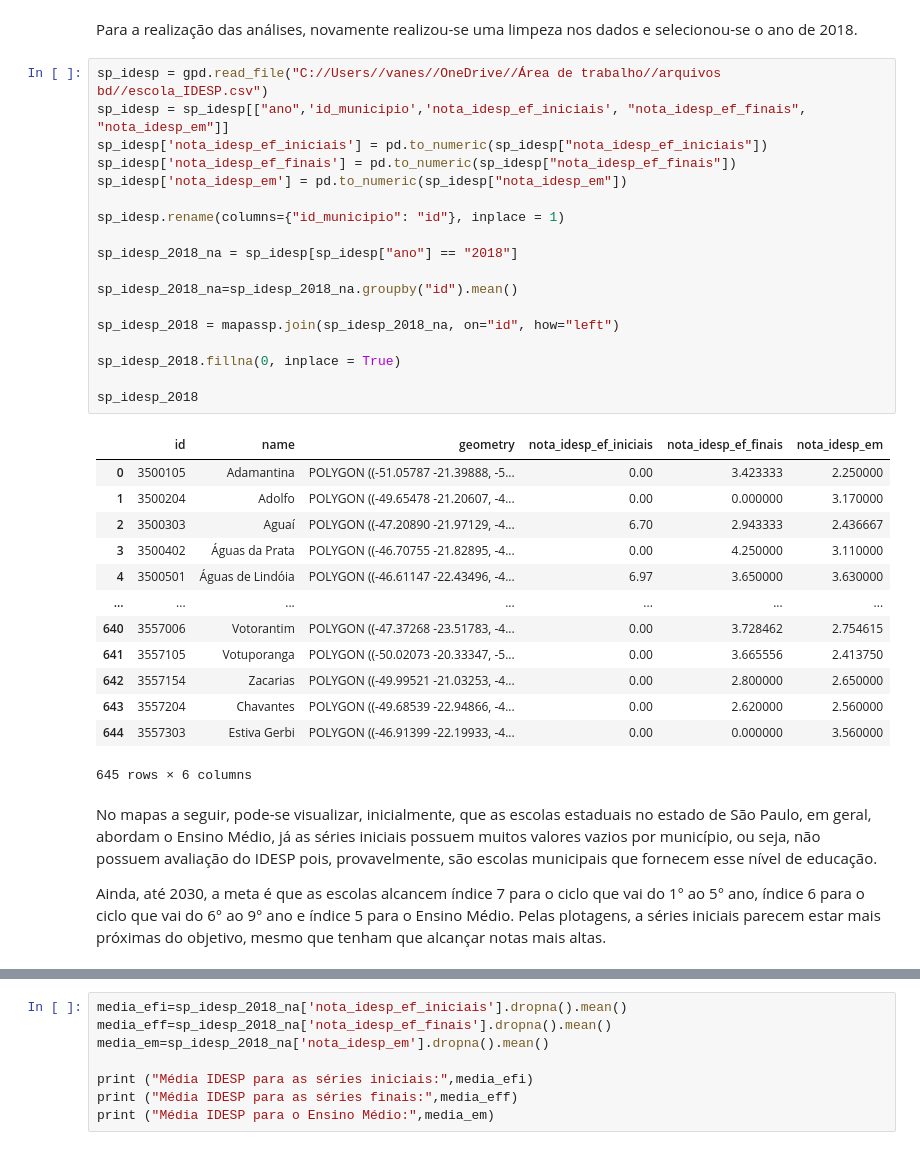
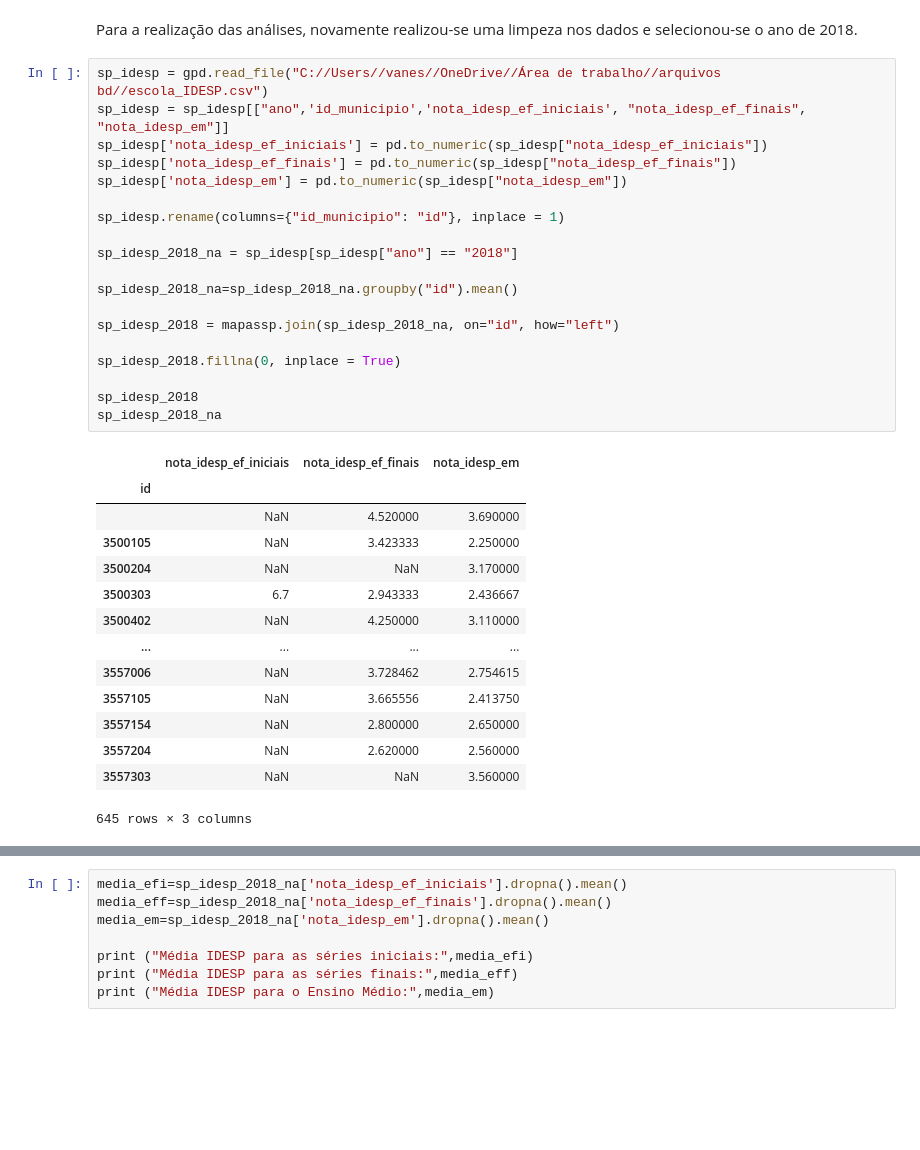
Before and after one commit to BrunoFornaro/A2-BD-2021, a Jupyter notebook: Banco_de_Dados_testes.ipynb, the cells around one changed output, grey strips where cells are left out. Saved outputs shown, nothing was run; the diff lists cells and outputs as text; blank space fills up the shorter version.

```diff
--- a/Banco_de_Dados_testes.ipynb
+++ b/Banco_de_Dados_testes.ipynb
@@ -117,36 +117,34 @@ Para a realização das análises, novamente realizou-se uma limpeza nos dados e
 # %%
 sp_idesp = gpd.read_file("C://Users//vanes//OneDrive//Área de trabalho//arquivos bd//escola_IDESP.csv")
 sp_idesp = sp_idesp[["ano",'id_municipio','nota_idesp_ef_iniciais', "nota_idesp_ef_finais", "nota_idesp_em"]]
 sp_idesp['nota_idesp_ef_iniciais'] = pd.to_numeric(sp_idesp["nota_idesp_ef_iniciais"])
 sp_idesp['nota_idesp_ef_finais'] = pd.to_numeric(sp_idesp["nota_idesp_ef_finais"])
 sp_idesp['nota_idesp_em'] = pd.to_numeric(sp_idesp["nota_idesp_em"])
 
 sp_idesp.rename(columns={"id_municipio": "id"}, inplace = 1)
 
 sp_idesp_2018_na = sp_idesp[sp_idesp["ano"] == "2018"]
 
 sp_idesp_2018_na=sp_idesp_2018_na.groupby("id").mean()
 
 sp_idesp_2018 = mapassp.join(sp_idesp_2018_na, on="id", how="left")
 
 sp_idesp_2018.fillna(0, inplace = True)
 
 sp_idesp_2018
+sp_idesp_2018_na
 # %% [output]
-|  | id | name | geometry | nota_idesp_ef_iniciais | nota_idesp_ef_finais | nota_idesp_em |
-| 0 | 3500105 | Adamantina | POLYGON ((-51.05787 -21.39888, -5... | 0.00 | 3.423333 | 2.250000 |
-| 1 | 3500204 | Adolfo | POLYGON ((-49.65478 -21.20607, -4... | 0.00 | 0.000000 | 3.170000 |
-| 2 | 3500303 | Aguaí | POLYGON ((-47.20890 -21.97129, -4... | 6.70 | 2.943333 | 2.436667 |
-| 3 | 3500402 | Águas da Prata | POLYGON ((-46.70755 -21.82895, -4... | 0.00 | 4.250000 | 3.110000 |
-| 4 | 3500501 | Águas de Lindóia | POLYGON ((-46.61147 -22.43496, -4... | 6.97 | 3.650000 | 3.630000 |
-| ... | ... | ... | ... | ... | ... | ... |
-| 640 | 3557006 | Votorantim | POLYGON ((-47.37268 -23.51783, -4... | 0.00 | 3.728462 | 2.754615 |
-| 641 | 3557105 | Votuporanga | POLYGON ((-50.02073 -20.33347, -5... | 0.00 | 3.665556 | 2.413750 |
-| 642 | 3557154 | Zacarias | POLYGON ((-49.99521 -21.03253, -4... | 0.00 | 2.800000 | 2.650000 |
-| 643 | 3557204 | Chavantes | POLYGON ((-49.68539 -22.94866, -4... | 0.00 | 2.620000 | 2.560000 |
-| 644 | 3557303 | Estiva Gerbi | POLYGON ((-46.91399 -22.19933, -4... | 0.00 | 0.000000 | 3.560000 |
+|  | nota_idesp_ef_iniciais | nota_idesp_ef_finais | nota_idesp_em |
+| id |  |  |  |
+|  | NaN | 4.520000 | 3.690000 |
+| 3500105 | NaN | 3.423333 | 2.250000 |
+| 3500204 | NaN | NaN | 3.170000 |
+| 3500303 | 6.7 | 2.943333 | 2.436667 |
+| 3500402 | NaN | 4.250000 | 3.110000 |
+| ... | ... | ... | ... |
+| 3557006 | NaN | 3.728462 | 2.754615 |
+| 3557105 | NaN | 3.665556 | 2.413750 |
+| 3557154 | NaN | 2.800000 | 2.650000 |
+| 3557204 | NaN | 2.620000 | 2.560000 |
+| 3557303 | NaN | NaN | 3.560000 |
-645 rows × 6 columns
+645 rows × 3 columns
-# %% [markdown]
-No mapas a seguir, pode-se visualizar, inicialmente, que as escolas estaduais no estado de São Paulo, em geral, abordam o Ensino Médio, já as séries iniciais possuem muitos valores vazios por município, ou seja, não possuem avaliação do IDESP pois, provavelmente, são escolas municipais que fornecem esse nível de educação.
-
-Ainda, até 2030, a meta é que as escolas alcancem índice 7 para o ciclo que vai do 1° ao 5° ano, índice 6 para o ciclo que vai do 6° ao 9° ano e índice 5 para o Ensino Médio. Pelas plotagens, a séries iniciais parecem estar mais próximas do objetivo, mesmo que tenham que alcançar notas mais altas.
```
Also changed, not shown: parts of 29 cells of this notebook.
